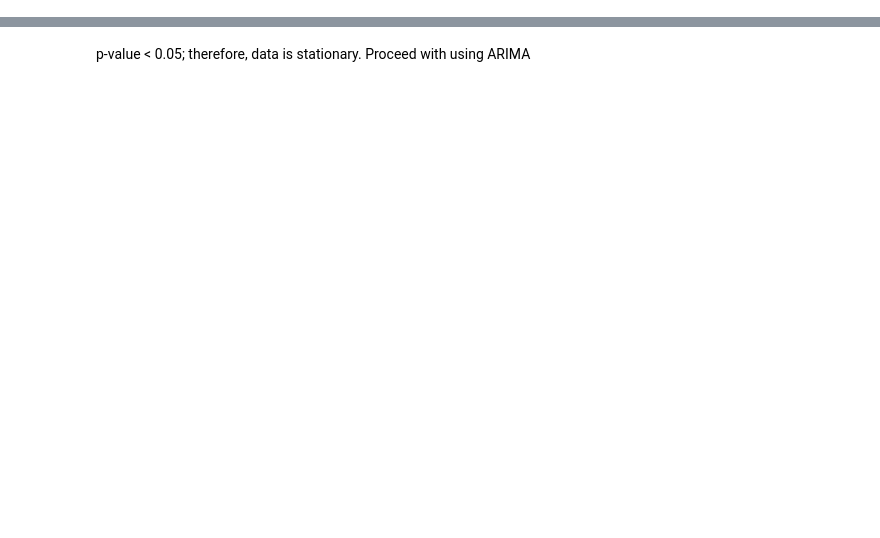
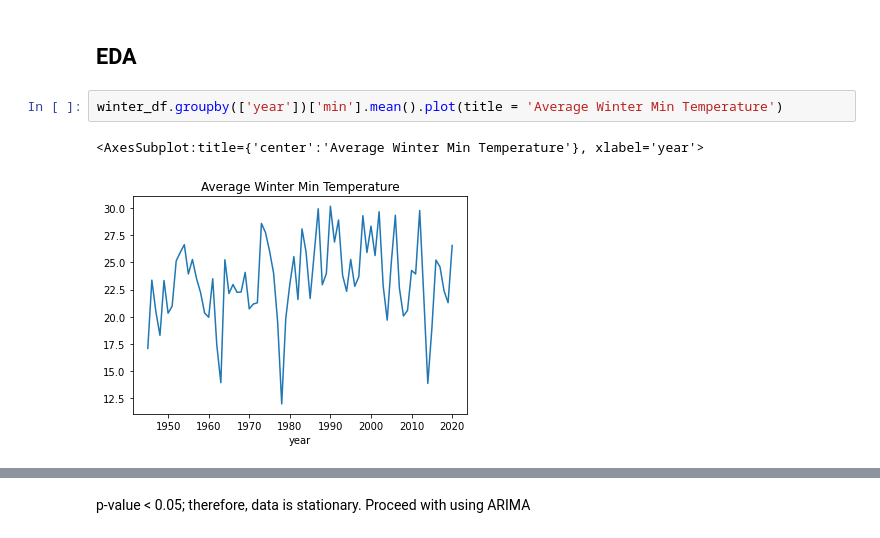
Before and after one commit to gk400/418-final-project, a Jupyter notebook: gurleen.ipynb, the cells around one changed output, grey strips where cells are left out. Drawn from its saved outputs; the diff is of its cells as text; blank space fills up the shorter version.

```diff
--- a/gurleen.ipynb
+++ b/gurleen.ipynb
@@ -101,0 +120,7 @@ summer_max_summary_df.to_csv('summer_max_summary')
+# %% [markdown]
+## EDA
+# %%
+winter_df.groupby(['year'])['min'].mean().plot(title = 'Average Winter Min Temperature')
+# %% [output]
+<AxesSubplot:title={'center':'Average Winter Min Temperature'}, xlabel='year'>
+[figure, added]
```
Also changed, not shown: parts of 102 cells of this notebook.
